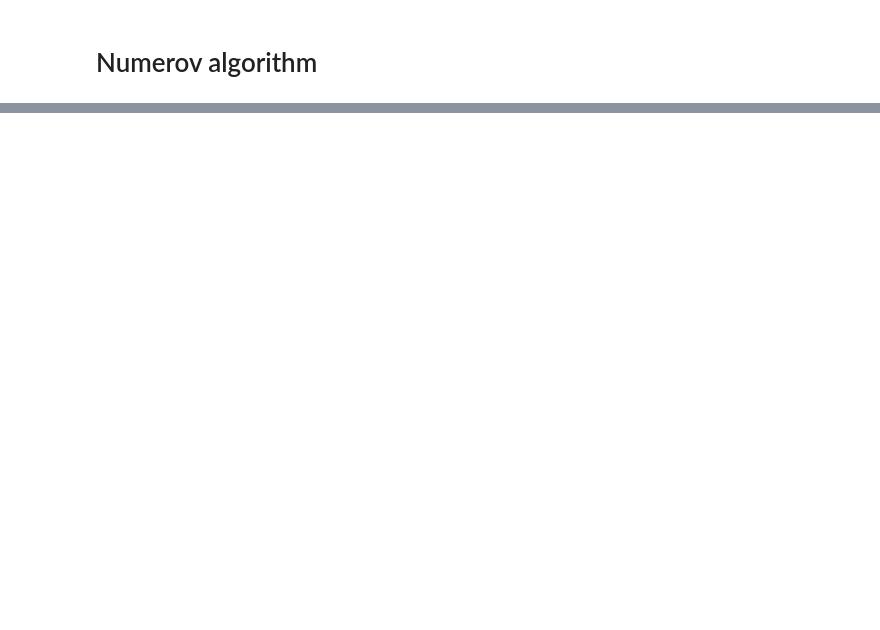
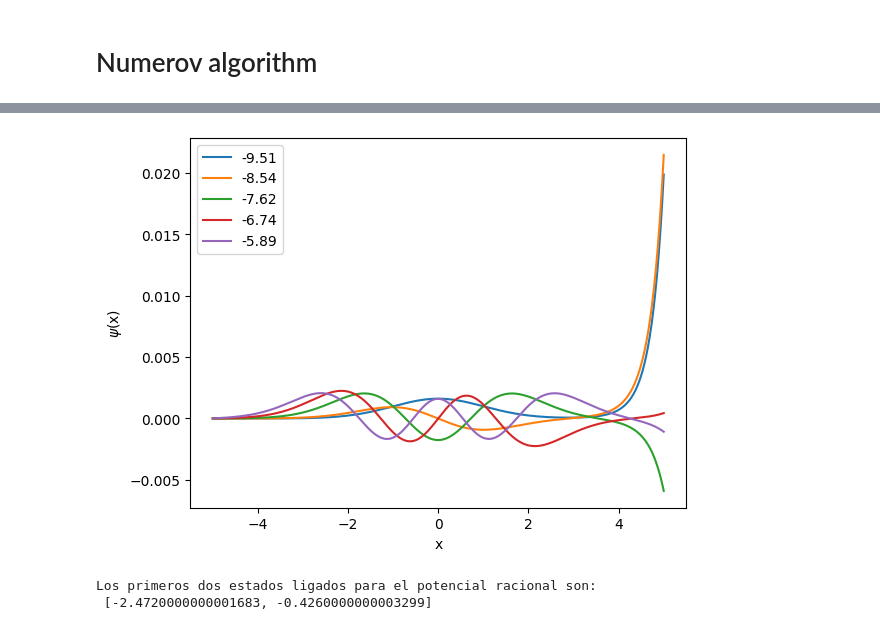
Before and after one commit to acastem15/Mecanica-Cuantica-I, a Jupyter notebook: Tarea3/NumerovAlgorithm.ipynb, the cells around one changed output, grey strips where cells are left out. Saved outputs shown, nothing was run; the diff lists cells and outputs as text; code cells hidden in the pictures; blank space fills up the shorter version.

```diff
--- a/Tarea3/NumerovAlgorithm.ipynb
+++ b/Tarea3/NumerovAlgorithm.ipynb
@@ -14,11 +14,12 @@ x = x_discrete(-5,5)
 def potential (x,w):
     return (1/2)*w*(x**2)
 
+#Other potentials -Punto i,j
 def gaussianPotential(x):
-    pass
-#Other potentials -Punto i,j
+    return -10*np.exp(-(x**2)/20)
+
 def rationalPotential(x):
-    pass
+    return -4/((1+x**2)**2)
 # %%
 #Algoritmo de numerov - Punto e
 def phi2(x_array,E):
@@ -94,0 +163,73 @@ plt.show()
+# %%
+Eg = [-9.51,-8.54,-7.62,-6.74,-5.89]
+
+for en in Eg:
+   result =phig(xg,en)
+   plt.plot(xg,result, label = str(en))
+
+plt.legend()
+plt.xlabel('x')
+plt.ylabel(r'$\psi$(x)')
+plt.show()
+# %% [output]
+[figure, added]
+# %%
+# Punto j - potencial racional
+def phir(x_array,E):
+
+    h_barra = 1
+    m = 1
+    h = 10/999
+    result = []
+
+    i = 0
+    norm = 0
+    for x in x_array:
+
+        2
+        if i ==0:
+            result.append(0)
+        elif i ==1:
+            result.append(1e-5)
+            norm+=1e-5
+        else:
+            r_n = ((2*m)/(h_barra**2))*(rationalPotential(x_array[i])-E)
+            r_n_m= ((2*m)/(h_barra**2))*(rationalPotential(x_array[i-1])-E)
+            r_n_m_m= ((2*m)/(h_barra**2))*(rationalPotential(x_array[i-2])-E)
+
+            num = (2*result[i-1]*(1+((5*(h**2)*r_n_m)/(12))))-(result[i-2]*(1-(((h**2)*r_n_m_m)/(12))))
+            den = (1-(((h**2)*r_n)/(12)))
+
+            result.append(num/den)
+            norm+=abs(num/den)
+        i+=1
+
+    #Normalizar
+    result = np.array(result)
+    result/=norm
+    result = list(result)
+
+    return result
+
+def findEigenvaluesr(e_0,e_f,dE,x):
+
+    e = e_0
+    eigenValues = []
+
+    while e <= e_f:
+        phi_E = phir(x,e)[-1]
+        phi_dE=phir(x,e+dE)[-1]
+
+        if phi_E*phi_dE <0:
+            eigenValues.append(e)
+
+        e+=dE
+
+    return eigenValues
+
+
+eigenr = findEigenvaluesr(-4,0.1,0.001,xg)
+print("Los primeros dos estados ligados para el potencial racional son:\n {}".format(eigenr))
+# %% [output]
+Los primeros dos estados ligados para el potencial racional son:
+ [-2.4720000000001683, -0.4260000000003299]
```
Also changed, not shown: parts of 4 cells of this notebook, 2 other files.
